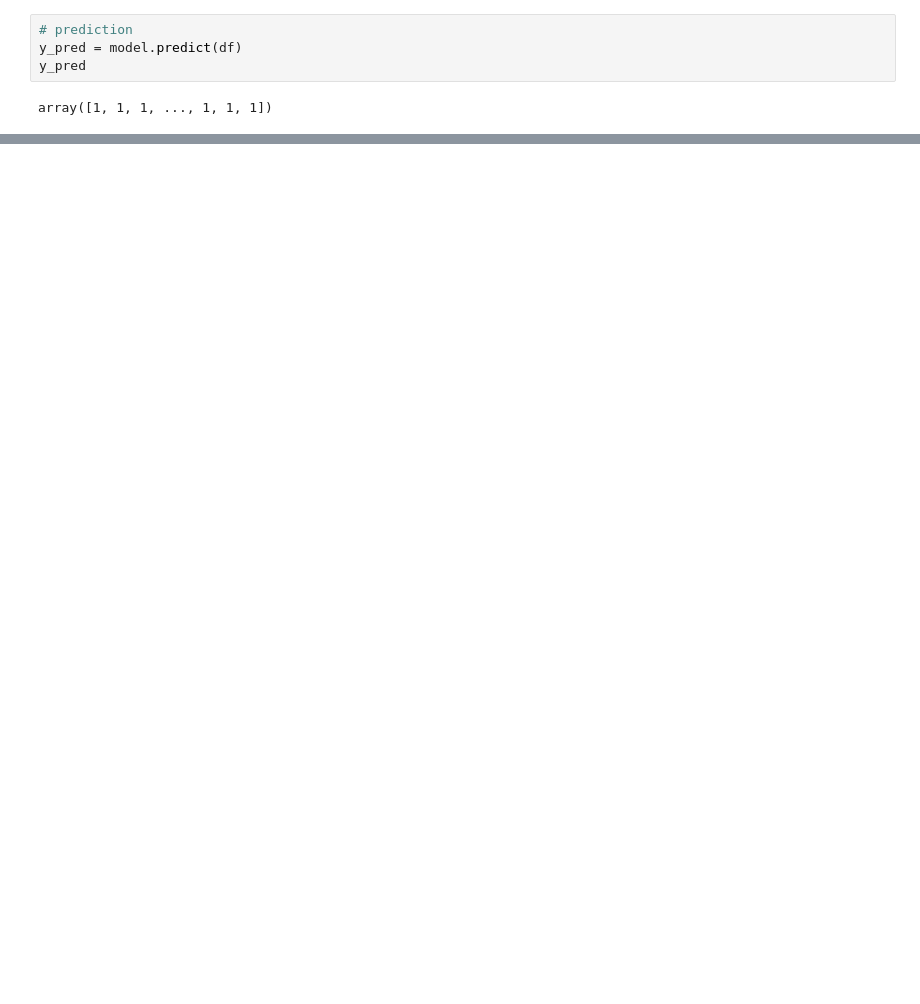
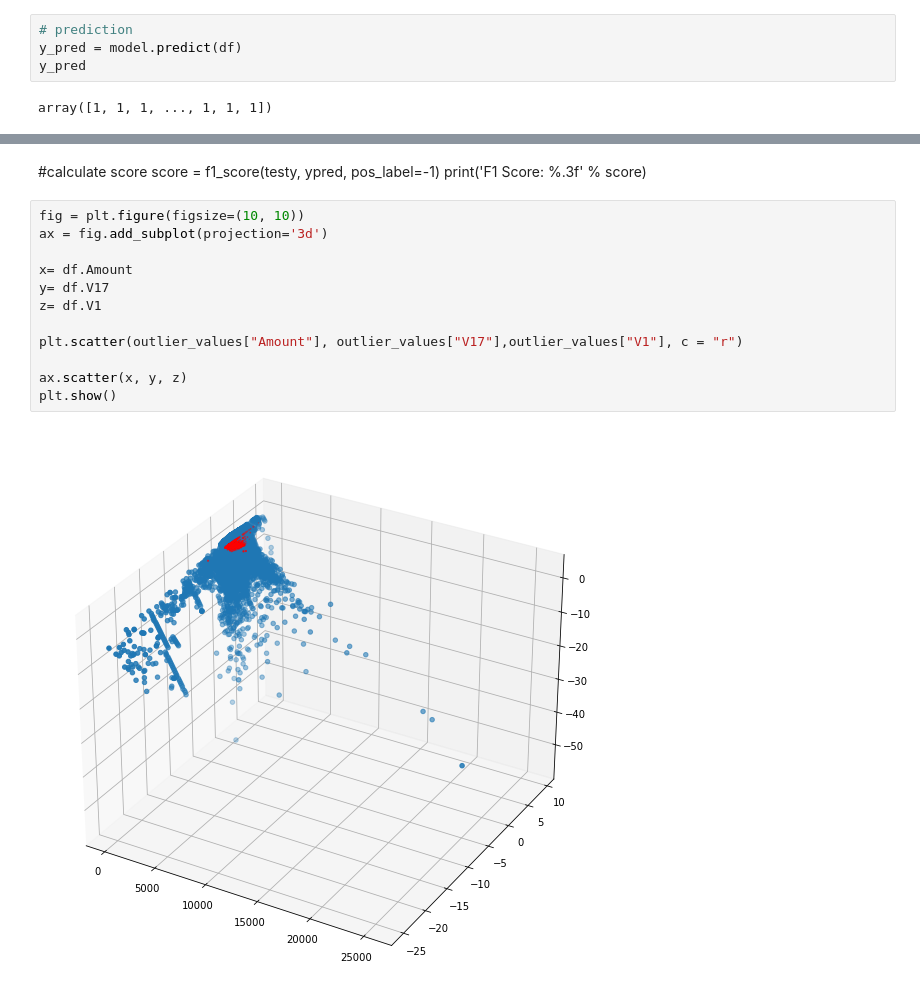
Before and after one commit to reejungkim/Anomalies, a Jupyter notebook: svm.ipynb, the cells around one changed output, grey strips where cells are left out. Saved outputs shown, nothing was run; the diff lists cells and outputs as text; blank space fills up the shorter version.

```diff
--- a/svm.ipynb
+++ b/svm.ipynb
@@ -60,0 +82,18 @@ plt.scatter(outlier_values["V1"], outlier_values["V2"], c = "r")
+# %% [markdown]
+#calculate score
+score = f1_score(testy, ypred, pos_label=-1)
+print('F1 Score: %.3f' % score)
+# %%
+fig = plt.figure(figsize=(10, 10))
+ax = fig.add_subplot(projection='3d')
+
+x= df.Amount
+y= df.V17
+z= df.V1
+
+plt.scatter(outlier_values["Amount"], outlier_values["V17"],outlier_values["V1"], c = "r")
+
+ax.scatter(x, y, z)
+plt.show()
+# %% [output]
+[figure, added]
```
Also changed, not shown: parts of 7 cells of this notebook.
